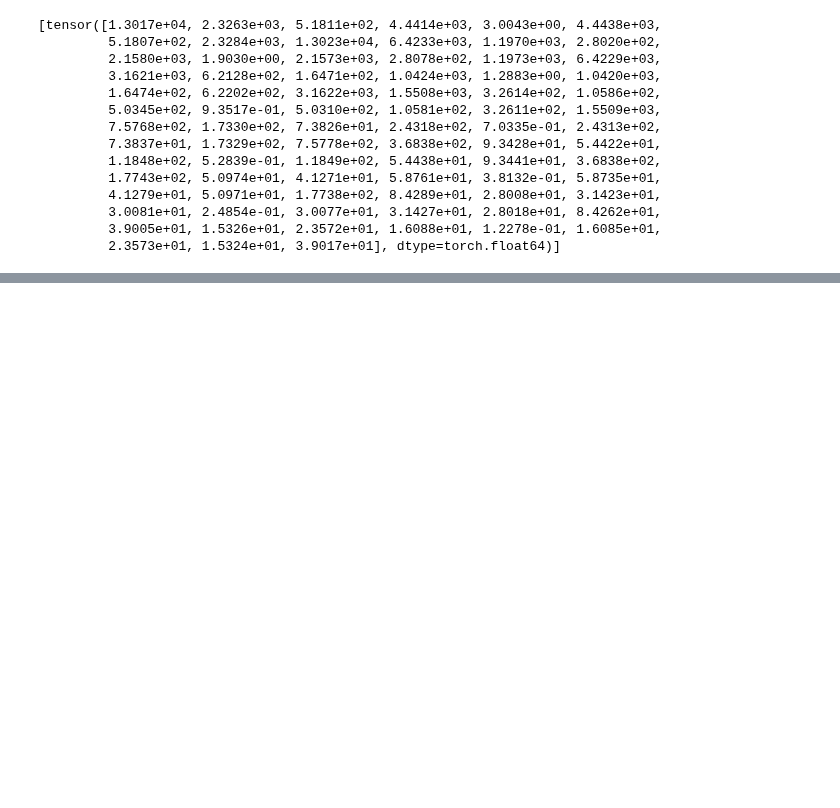
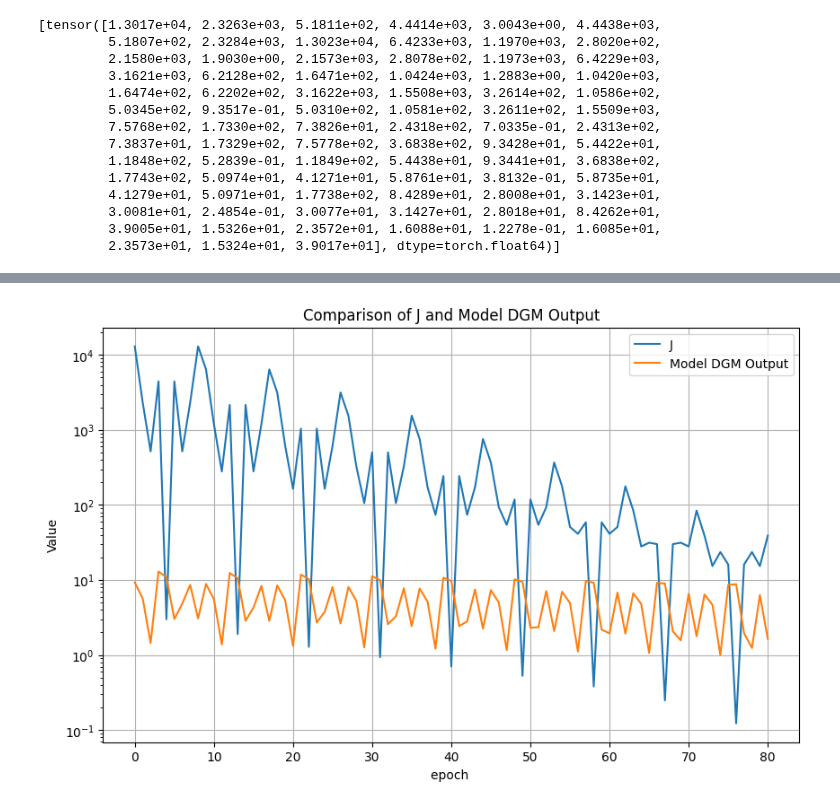
Before and after one commit to Warren12138/SCDAA, a Jupyter notebook: Exercise3_1_primary.ipynb, the cells around one changed output, grey strips where cells are left out. Drawn from its saved outputs; the diff is of its cells as text; code cells hidden in the pictures; blank space fills up the shorter version.

```diff
--- a/Exercise3_1_primary.ipynb
+++ b/Exercise3_1_primary.ipynb
@@ -284,0 +526,4 @@ AttributeError: 'DGMNN' object has no attribute 'dtype'
+# %%
+model_DGM = DGMNN2().double()
+stat_dict = torch.load('model2_DGM_state_dict_100.pt', map_location=torch.device('cpu'))
+model_DGM.load_state_dict(stat_dict)
@@ -285,4 +532,5 @@ AttributeError: 'DGMNN' object has no attribute 'dtype'
 # %%
+
 t_data = t_batch
 x_data = x_batch.squeeze(1)
-model_DGM(torch.cat((t_data.unsqueeze(1), x_data),dim=1)).squeeze()
+J_model = model_DGM(torch.cat((t_data.unsqueeze(1), x_data),dim=1)).squeeze()
@@ -300,0 +577,15 @@ tensor([12.6758, 13.5872,  6.5018, 16.9937,  8.9648,  9.4376, 13.2076, 10.8356,
+# %%
+# Plotting
+plt.figure(figsize=(10, 6))
+plt.plot(J[0].numpy(), label = 'J')
+plt.plot(J_model.detach().numpy(), label='Model DGM Output')
+
+plt.yscale('log')
+plt.xlabel('epoch ')
+plt.ylabel('Value')
+plt.title('Comparison of J and Model DGM Output')
+plt.legend()
+plt.grid(True)
+plt.show()
+# %% [output]
+[figure, added]
```
Also changed, not shown: parts of 13 cells of this notebook, 3 other files.
